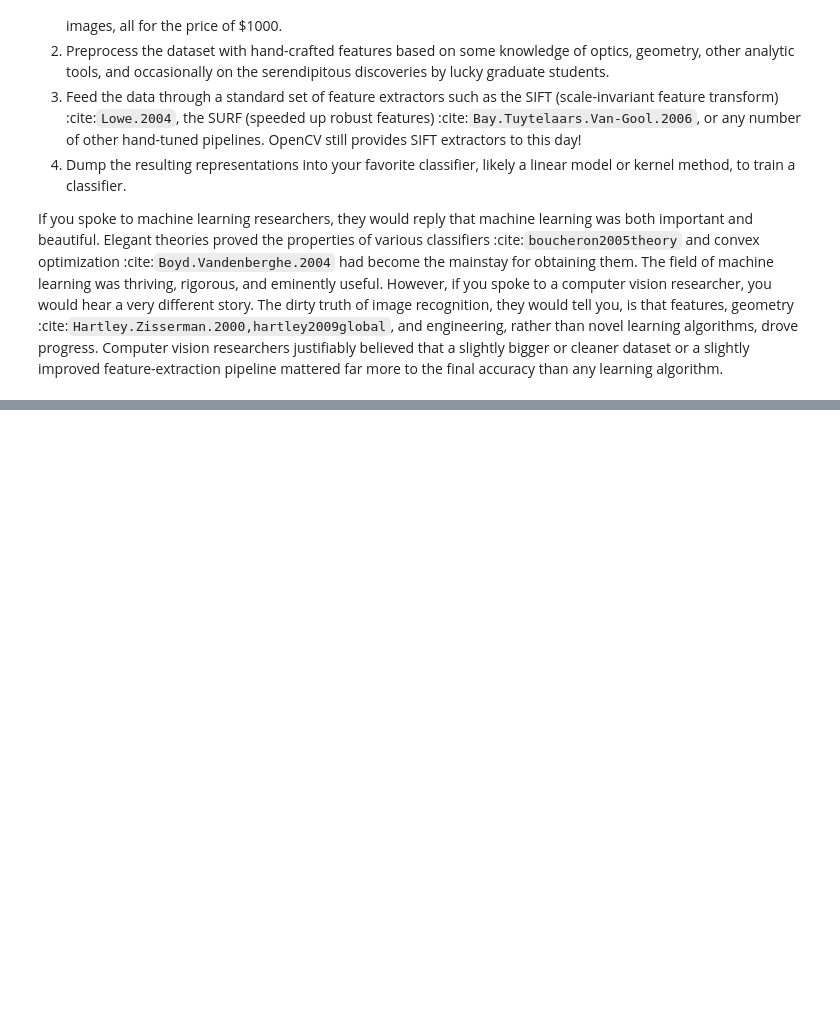
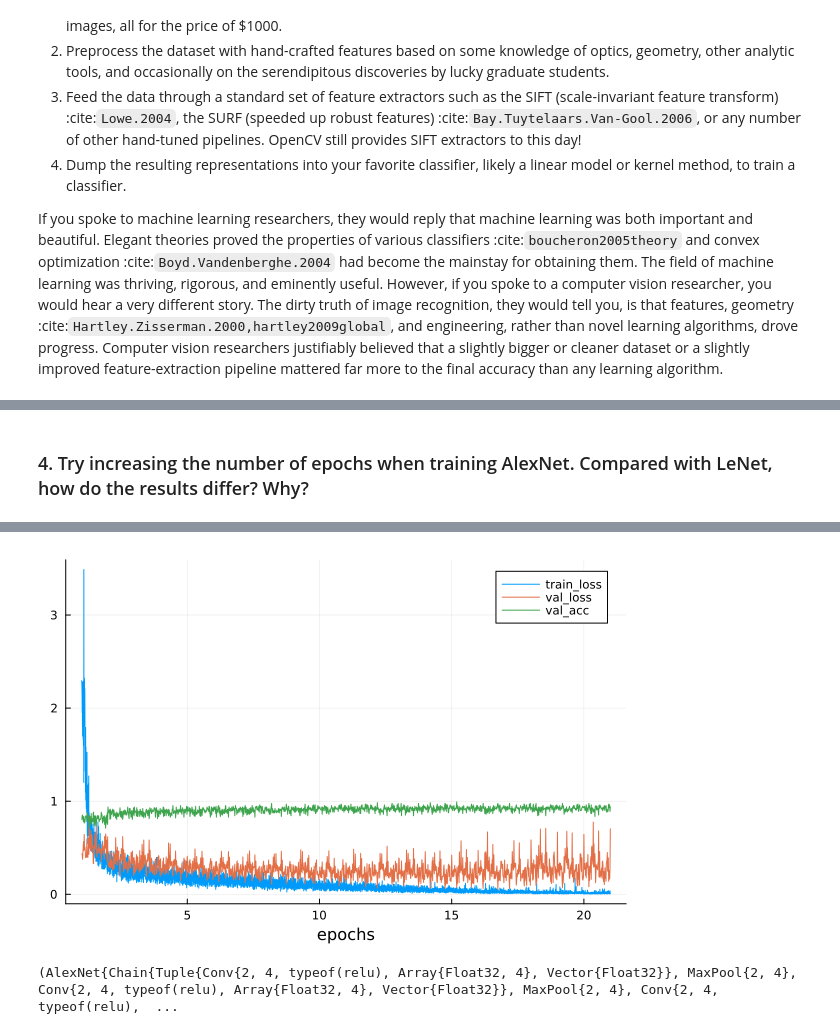
Before and after one commit to ashutosh-b-b/d2l-julia, a Jupyter notebook: Julia_Notebooks/CH6.ModernConvolutionalNeuralNetworks/MCNN_1.ipynb, the cells around one changed output, grey strips where cells are left out. Saved outputs shown, nothing was run; the diff lists cells and outputs as text; code cells hidden in the pictures; blank space fills up the shorter version.

```diff
--- a/Julia_Notebooks/CH6.ModernConvolutionalNeuralNetworks/MCNN_1.ipynb
+++ b/Julia_Notebooks/CH6.ModernConvolutionalNeuralNetworks/MCNN_1.ipynb
@@ -312,9 +312,10 @@ function AlexNet(; lr = 0.01, num_classes = 10)
         Flux.flatten,
         Dense(_ => 4096,), relu, Dropout(0.5),
         Dense(4096 => 4096),  relu, Dropout(0.5),
-        Dense(4096 => num_classes)
+        Dense(4096 => num_classes), softmax
 
     )
+    AlexNet(net)
 end
 
 Flux.@layer AlexNet
@@ -348,0 +404,9 @@ d2lai.FashionMNISTData{@NamedTuple{features::Array{Float32, 3}, targets::Vector{
+# %% [markdown]
+### 4. Try increasing the number of epochs when training AlexNet. Compared with LeNet, how do the results differ? Why?
+# %%
+data = d2lai.FashionMNISTData(batchsize = 128, resize = (224, 224))
+model = AlexNet(num_classes = 10)
+opt = Descent(0.1)
+trainer = Trainer(model, data, opt; max_epochs = 20, gpu = true, board_yscale = :identity)
+t = d2lai.fit(trainer)
+# %% [output]
@@ -348,0 +433,2 @@ d2lai.FashionMNISTData{@NamedTuple{features::Array{Float32, 3}, targets::Vector{
+[figure, added]
+(AlexNet{Chain{Tuple{Conv{2, 4, typeof(relu), Array{Float32, 4}, Vector{Float32}}, MaxPool{2, 4}, Conv{2, 4, typeof(relu), Array{Float32, 4}, Vector{Float32}}, MaxPool{2, 4}, Conv{2, 4, typeof(relu),  ...
```
Also changed, not shown: parts of 12 cells of this notebook.
